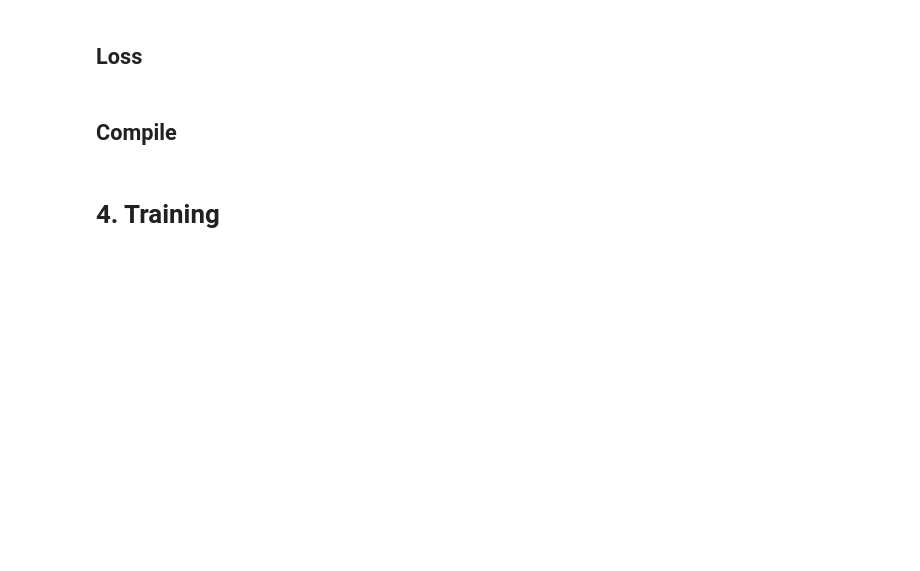
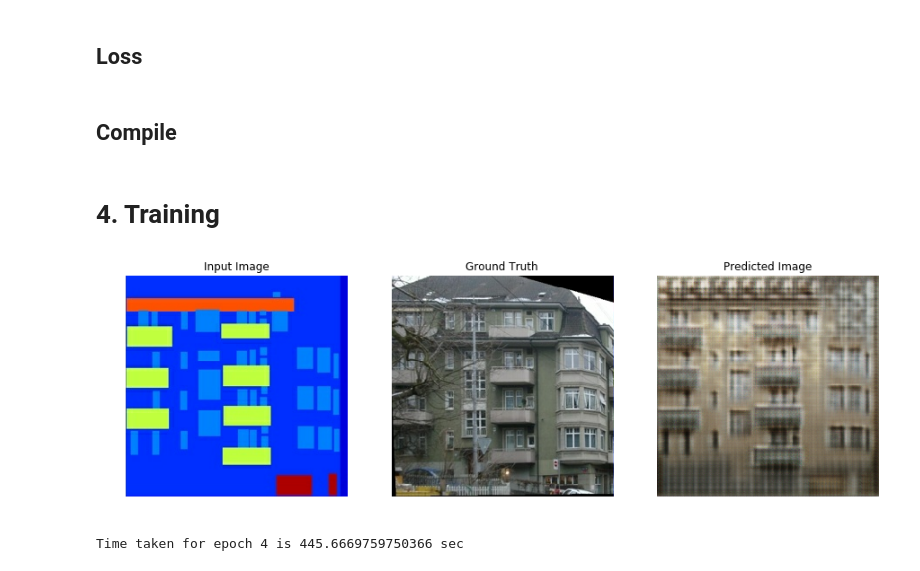
Before and after one commit to jaeho-kang/ipython, a Jupyter notebook: GenerativeModel/pix2pix.ipynb, the cells around one changed output. Cells and saved outputs as stored; diff of their text form; code cells hidden in the pictures; blank space fills up the shorter version.

```diff
--- a/GenerativeModel/pix2pix.ipynb
+++ b/GenerativeModel/pix2pix.ipynb
@@ -144,3 +300,8 @@ IndentationError: expected an indented block (<ipython-input-11-b03cb7cc1b68>, l
 ## Compile
 # %% [markdown]
 # 4. Training
+# %%
+EPOCHS = 200
+OUTPUT_CHANNELS  = 3
+generator = Generator()
+discriminator = Discriminator()
@@ -146,0 +328,42 @@ IndentationError: expected an indented block (<ipython-input-11-b03cb7cc1b68>, l
+# %%
+def train(dataset, epochs):
+  for epoch in range(epochs):
+    start = time.time()
+
+    for input_image, target in dataset:
+
+      with tf.GradientTape() as gen_tape, tf.GradientTape() as disc_tape:
+        gen_output = generator(input_image, training=True)
+
+        disc_real_output = discriminator(input_image, target, training=True)
+        disc_generated_output = discriminator(input_image, gen_output, training=True)
+
+        gen_loss = generator_loss(disc_generated_output, gen_output, target)
+        disc_loss = discriminator_loss(disc_real_output, disc_generated_output)
+
+      generator_gradients = gen_tape.gradient(gen_loss,
+                                              generator.variables)
+      discriminator_gradients = disc_tape.gradient(disc_loss,
+                                                   discriminator.variables)
+
+      generator_optimizer.apply_gradients(zip(generator_gradients,
+                                              generator.variables))
+      discriminator_optimizer.apply_gradients(zip(discriminator_gradients,
+                                                  discriminator.variables))
+
+    if epoch % 1 == 0:
+        clear_output(wait=True)
+        for inp, tar in test_dataset.take(1):
+          generate_images(generator, inp, tar)
+
+    # saving (checkpoint) the model every 20 epochs
+    if (epoch + 1) % 20 == 0:
+      checkpoint.save(file_prefix = checkpoint_prefix)
+
+    print ('Time taken for epoch {} is {} sec\n'.format(epoch + 1,
+                                                        time.time()-start))
+# %%
+train(train_dataset, EPOCHS)
+# %% [output]
+[figure, added]
+Time taken for epoch 4 is 445.6669759750366 sec
```
Also changed, not shown: parts of 10 cells of this notebook, 1 other file.
